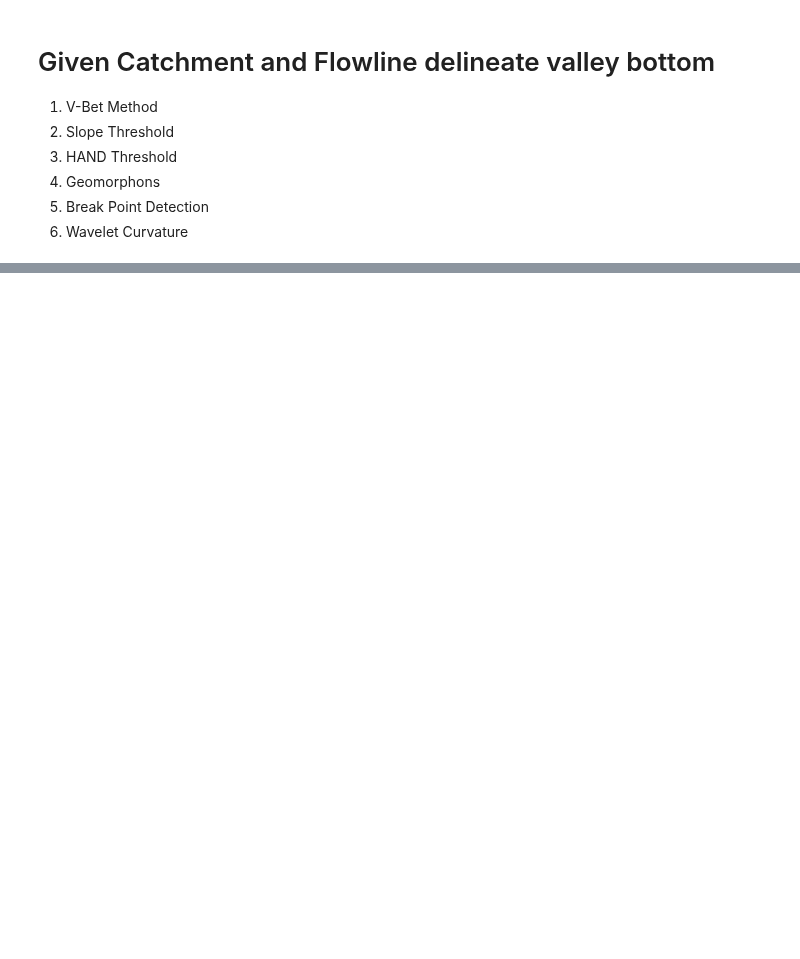
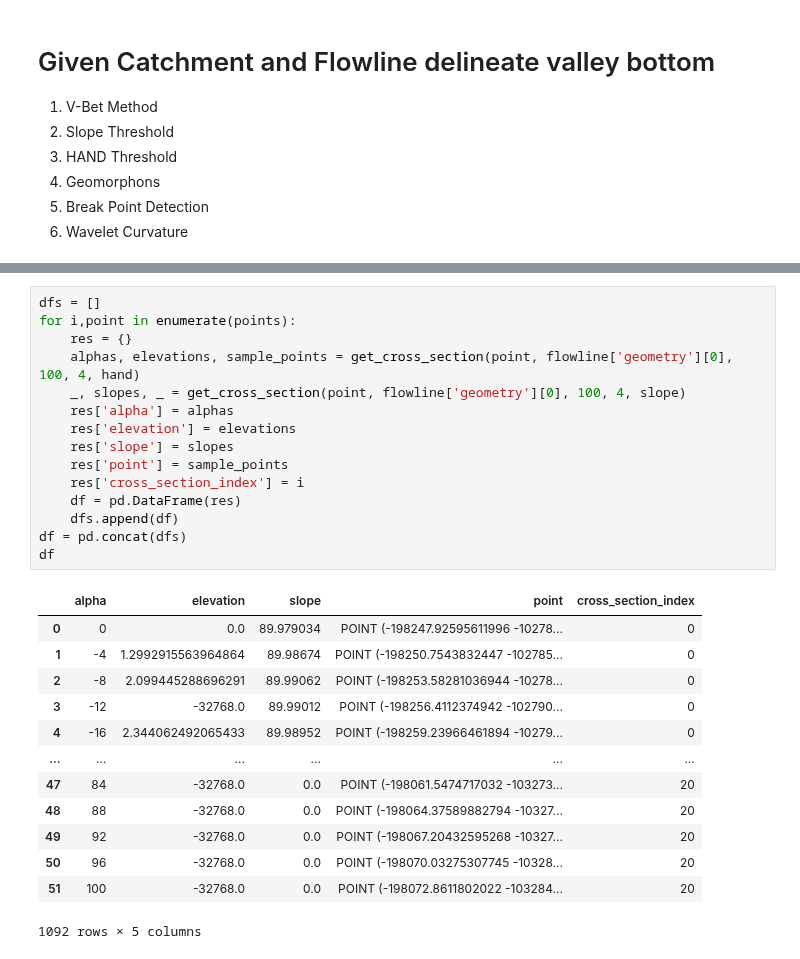
Before and after one commit to avkoehl/valleys, a Jupyter notebook: notebooks/valley_bottom_delineation.ipynb, the cells around one changed output, grey strips where cells are left out. Cells and saved outputs as stored; diff of their text form; blank space fills up the shorter version.

```diff
--- a/notebooks/valley_bottom_delineation.ipynb
+++ b/notebooks/valley_bottom_delineation.ipynb
@@ -24,0 +68,29 @@ flowline.plot(axa
+# %%
+dfs = []
+for i,point in enumerate(points):
+    res = {}
+    alphas, elevations, sample_points = get_cross_section(point, flowline['geometry'][0], 100, 4, hand)
+    _, slopes, _ = get_cross_section(point, flowline['geometry'][0], 100, 4, slope)
+    res['alpha'] = alphas
+    res['elevation'] = elevations
+    res['slope'] = slopes
+    res['point'] = sample_points
+    res['cross_section_index'] = i
+    df = pd.DataFrame(res)
+    dfs.append(df)
+df = pd.concat(dfs)
+df
+# %% [output]
+|  | alpha | elevation | slope | point | cross_section_index |
+| 0 | 0 | 0.0 | 89.979034 | POINT (-198247.92595611996 -10278... | 0 |
+| 1 | -4 | 1.2992915563964864 | 89.98674 | POINT (-198250.7543832447 -102785... | 0 |
+| 2 | -8 | 2.099445288696291 | 89.99062 | POINT (-198253.58281036944 -10278... | 0 |
+| 3 | -12 | -32768.0 | 89.99012 | POINT (-198256.4112374942 -102790... | 0 |
+| 4 | -16 | 2.344062492065433 | 89.98952 | POINT (-198259.23966461894 -10279... | 0 |
+| ... | ... | ... | ... | ... | ... |
+| 47 | 84 | -32768.0 | 0.0 | POINT (-198061.5474717032 -103273... | 20 |
+| 48 | 88 | -32768.0 | 0.0 | POINT (-198064.37589882794 -10327... | 20 |
+| 49 | 92 | -32768.0 | 0.0 | POINT (-198067.20432595268 -10327... | 20 |
+| 50 | 96 | -32768.0 | 0.0 | POINT (-198070.03275307745 -10328... | 20 |
+| 51 | 100 | -32768.0 | 0.0 | POINT (-198072.8611802022 -103284... | 20 |
+1092 rows × 5 columns
```
Also changed, not shown: parts of 8 cells of this notebook, 1 other file.
